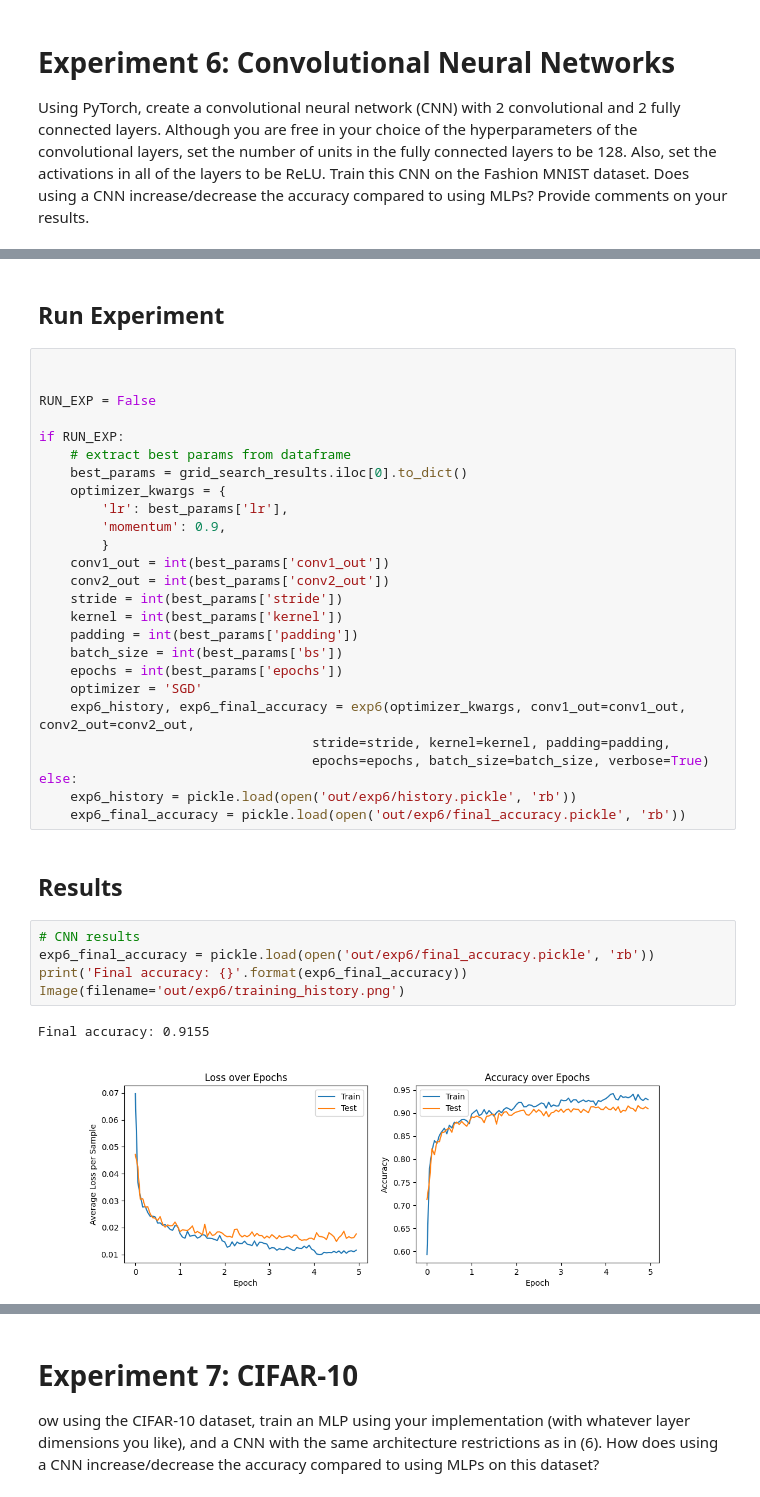
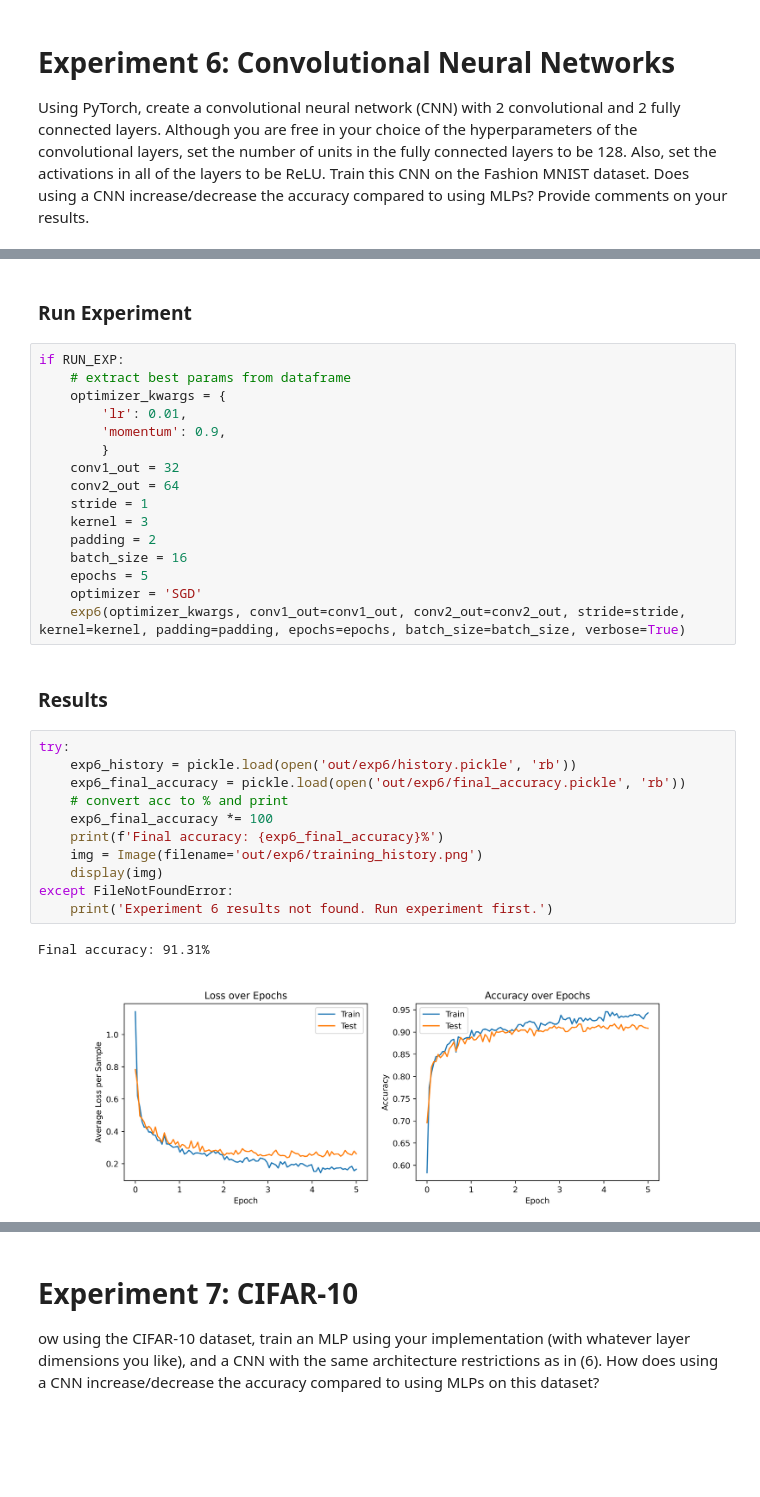
Before and after one commit to Rishabh42/Neural-Network-Image-Classifier, a Jupyter notebook: experiments.ipynb, the cells around one changed output, grey strips where cells are left out. Drawn from its saved outputs; the diff is of its cells as text; blank space fills up the shorter version.

```diff
--- a/experiments.ipynb
+++ b/experiments.ipynb
@@ -131,38 +137,34 @@ print(grid_search_results.head(20))
 # %% [markdown]
-## Run Experiment
+### Run Experiment
 # %%
-
-
-RUN_EXP = False
-
 if RUN_EXP:
     # extract best params from dataframe
-    best_params = grid_search_results.iloc[0].to_dict()
     optimizer_kwargs = {
-        'lr': best_params['lr'],
+        'lr': 0.01,
         'momentum': 0.9,
         }
-    conv1_out = int(best_params['conv1_out'])
-    conv2_out = int(best_params['conv2_out'])
-    stride = int(best_params['stride'])
-    kernel = int(best_params['kernel'])
-    padding = int(best_params['padding'])
-    batch_size = int(best_params['bs'])
-    epochs = int(best_params['epochs'])
+    conv1_out = 32
+    conv2_out = 64
+    stride = 1
+    kernel = 3
+    padding = 2
+    batch_size = 16
+    epochs = 5
     optimizer = 'SGD'
-    exp6_history, exp6_final_accuracy = exp6(optimizer_kwargs, conv1_out=conv1_out, conv2_out=conv2_out,
-                                   stride=stride, kernel=kernel, padding=padding,
-                                   epochs=epochs, batch_size=batch_size, verbose=True)
-else:
-    exp6_history = pickle.load(open('out/exp6/history.pickle', 'rb'))
-    exp6_final_accuracy = pickle.load(open('out/exp6/final_accuracy.pickle', 'rb'))
+    exp6(optimizer_kwargs, conv1_out=conv1_out, conv2_out=conv2_out, stride=stride, kernel=kernel, padding=padding, epochs=epochs, batch_size=batch_size, verbose=True)
 # %% [markdown]
-## Results
+### Results
 # %%
-# CNN results
-exp6_final_accuracy = pickle.load(open('out/exp6/final_accuracy.pickle', 'rb'))
-print('Final accuracy: {}'.format(exp6_final_accuracy))
-Image(filename='out/exp6/training_history.png')
+try:
+    exp6_history = pickle.load(open('out/exp6/history.pickle', 'rb'))
+    exp6_final_accuracy = pickle.load(open('out/exp6/final_accuracy.pickle', 'rb'))
+    # convert acc to % and print
+    exp6_final_accuracy *= 100
+    print(f'Final accuracy: {exp6_final_accuracy}%')
+    img = Image(filename='out/exp6/training_history.png')
+    display(img)
+except FileNotFoundError:
+    print('Experiment 6 results not found. Run experiment first.')
 # %% [output]
-Final accuracy: 0.9155
+Final accuracy: 91.31%
-[figure, old version]
+[figure, new version]
```
Also changed, not shown: parts of 20 cells of this notebook.
